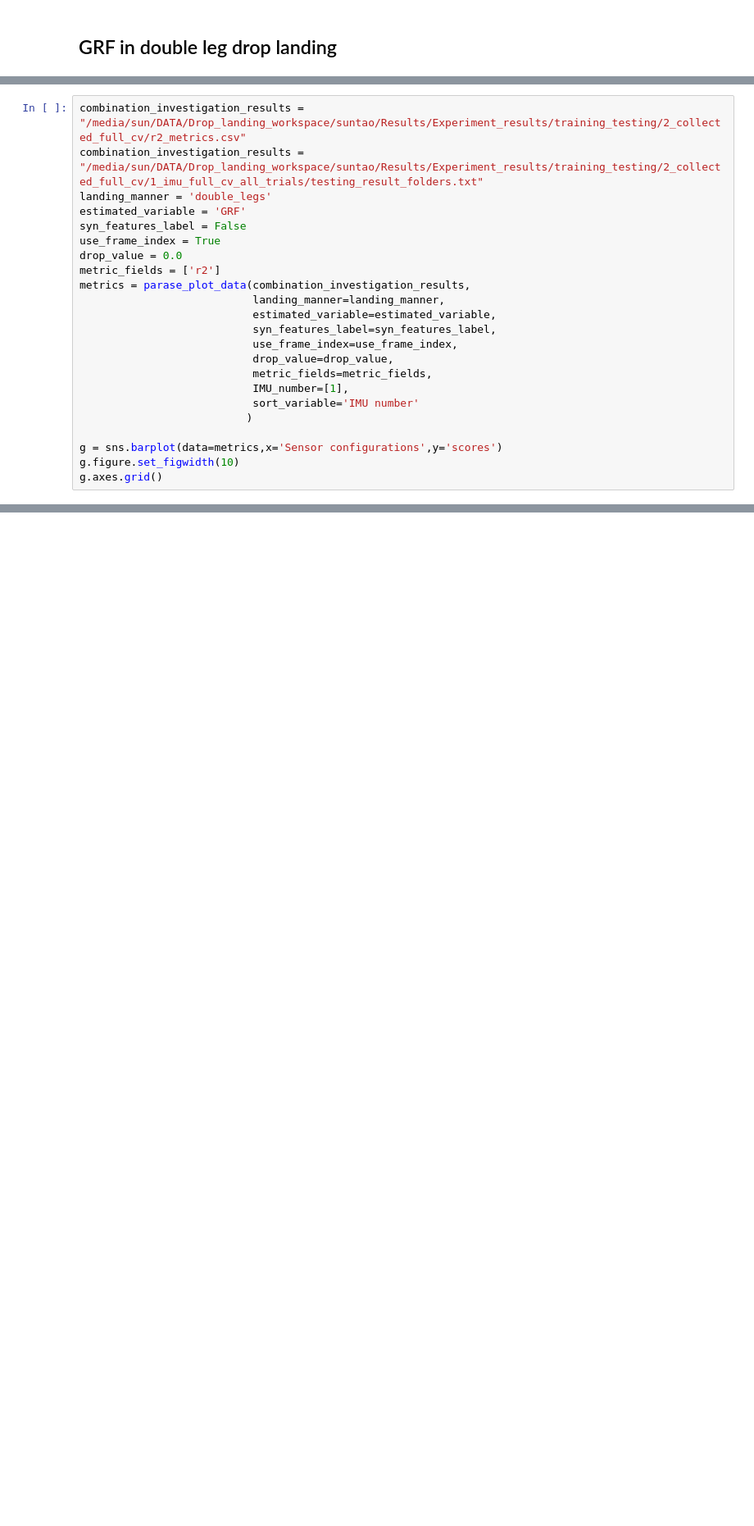
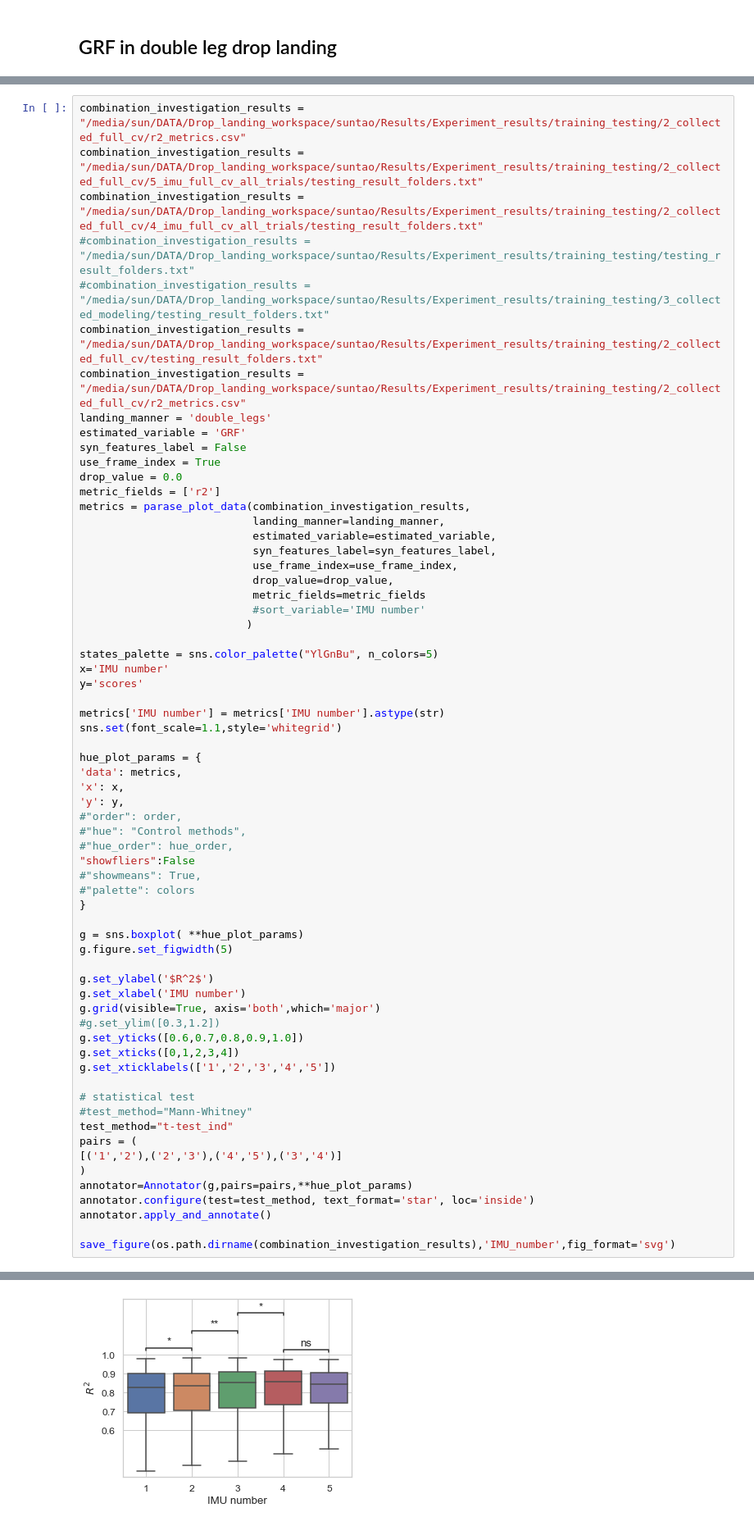
Before and after one commit to sunzhon/DataAnalysis, a Jupyter notebook: P5/drop_landing_estimation/script/jupyter-lab/results_analysis.ipynb, the cells around one changed output, grey strips where cells are left out. Shown: that part at 82% size. Drawn from its saved outputs; the diff is of its cells as text; blank space fills up the shorter version.

```diff
--- a/P5/drop_landing_estimation/script/jupyter-lab/results_analysis.ipynb
+++ b/P5/drop_landing_estimation/script/jupyter-lab/results_analysis.ipynb
@@ -280,7 +288,12 @@ fig_path, metrics = plot_overall_sensorconfig_modelsize_investigation_results(co
                                                                             )
 # %%
 combination_investigation_results = "/media/sun/DATA/Drop_landing_workspace/suntao/Results/Experiment_results/training_testing/2_collected_full_cv/r2_metrics.csv"
-combination_investigation_results = "/media/sun/DATA/Drop_landing_workspace/suntao/Results/Experiment_results/training_testing/2_collected_full_cv/1_imu_full_cv_all_trials/testing_result_folders.txt"
+combination_investigation_results = "/media/sun/DATA/Drop_landing_workspace/suntao/Results/Experiment_results/training_testing/2_collected_full_cv/5_imu_full_cv_all_trials/testing_result_folders.txt"
+combination_investigation_results = "/media/sun/DATA/Drop_landing_workspace/suntao/Results/Experiment_results/training_testing/2_collected_full_cv/4_imu_full_cv_all_trials/testing_result_folders.txt"
+#combination_investigation_results = "/media/sun/DATA/Drop_landing_workspace/suntao/Results/Experiment_results/training_testing/testing_result_folders.txt"
+#combination_investigation_results = "/media/sun/DATA/Drop_landing_workspace/suntao/Results/Experiment_results/training_testing/3_collected_modeling/testing_result_folders.txt"
+combination_investigation_results = "/media/sun/DATA/Drop_landing_workspace/suntao/Results/Experiment_results/training_testing/2_collected_full_cv/testing_result_folders.txt"
+combination_investigation_results = "/media/sun/DATA/Drop_landing_workspace/suntao/Results/Experiment_results/training_testing/2_collected_full_cv/r2_metrics.csv"
 landing_manner = 'double_legs'
 estimated_variable = 'GRF'
 syn_features_label = False
@@ -293,12 +306,49 @@ metrics = parase_plot_data(combination_investigation_results,
                            syn_features_label=syn_features_label,
                            use_frame_index=use_frame_index,
                            drop_value=drop_value,
-                           metric_fields=metric_fields,
-                           IMU_number=[1],
-                           sort_variable='IMU number'
+                           metric_fields=metric_fields
+                           #sort_variable='IMU number'
                           )
 
-g = sns.barplot(data=metrics,x='Sensor configurations',y='scores')
-g.figure.set_figwidth(10)
-g.axes.grid()
+states_palette = sns.color_palette("YlGnBu", n_colors=5)
+x='IMU number'
+y='scores'
+
+metrics['IMU number'] = metrics['IMU number'].astype(str)
+sns.set(font_scale=1.1,style='whitegrid')
+
+hue_plot_params = {
+'data': metrics,
+'x': x,
+'y': y,
+#"order": order,
+#"hue": "Control methods",
+#"hue_order": hue_order,
+"showfliers":False
+#"showmeans": True,
+#"palette": colors
+}
+
+g = sns.boxplot( **hue_plot_params)
+g.figure.set_figwidth(5)
+
+g.set_ylabel('$R^2$')
+g.set_xlabel('IMU number')
+g.grid(visible=True, axis='both',which='major')
+#g.set_ylim([0.3,1.2])
+g.set_yticks([0.6,0.7,0.8,0.9,1.0])
+g.set_xticks([0,1,2,3,4])
+g.set_xticklabels(['1','2','3','4','5'])
+
+# statistical test
+#test_method="Mann-Whitney"
+test_method="t-test_ind"
+pairs = (
+[('1','2'),('2','3'),('4','5'),('3','4')]
+)
+annotator=Annotator(g,pairs=pairs,**hue_plot_params)
+annotator.configure(test=test_method, text_format='star', loc='inside')
+annotator.apply_and_annotate()
+
+save_figure(os.path.dirname(combination_investigation_results),'IMU_number',fig_format='svg')
 # %% [output]
@@ -309,0 +370 @@ See the caveats in the documentation: https://pandas.pydata.org/pandas-docs/stab
+[figure, new version]
```
Also changed, not shown: parts of 31 cells of this notebook, 11 other files.
